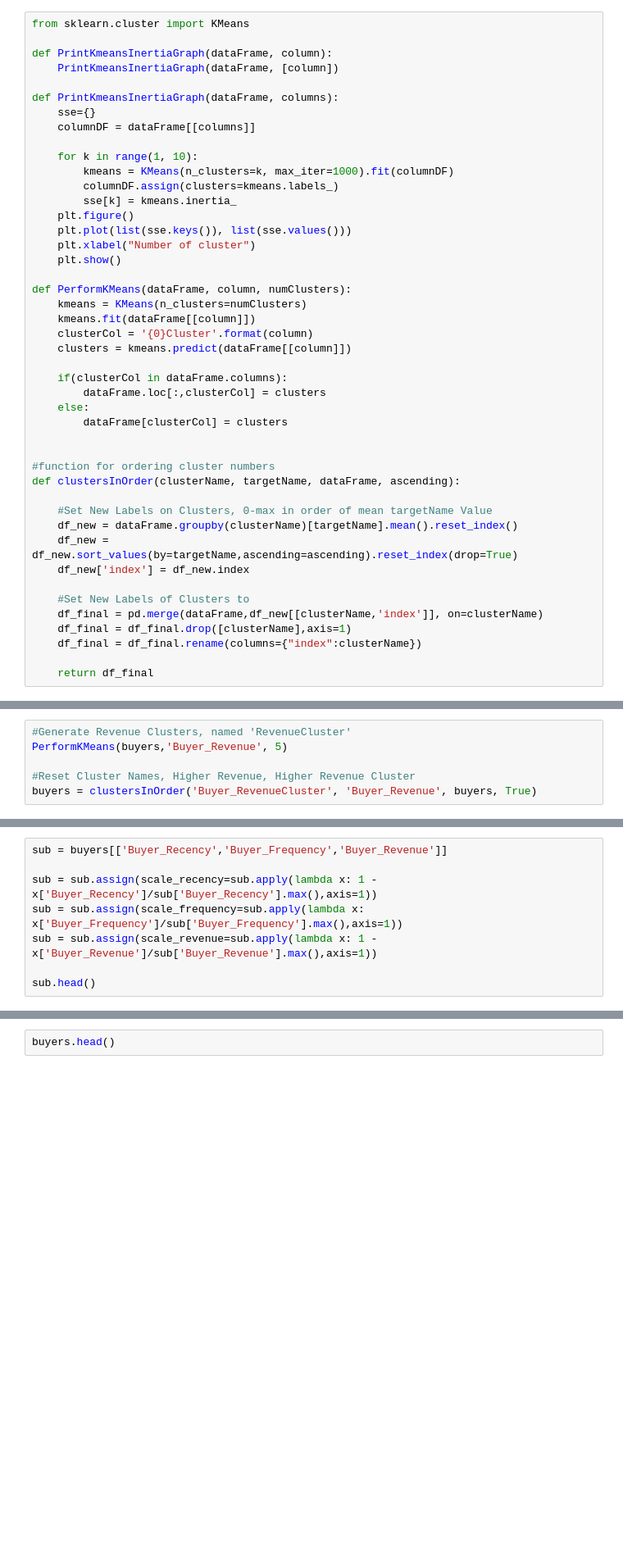
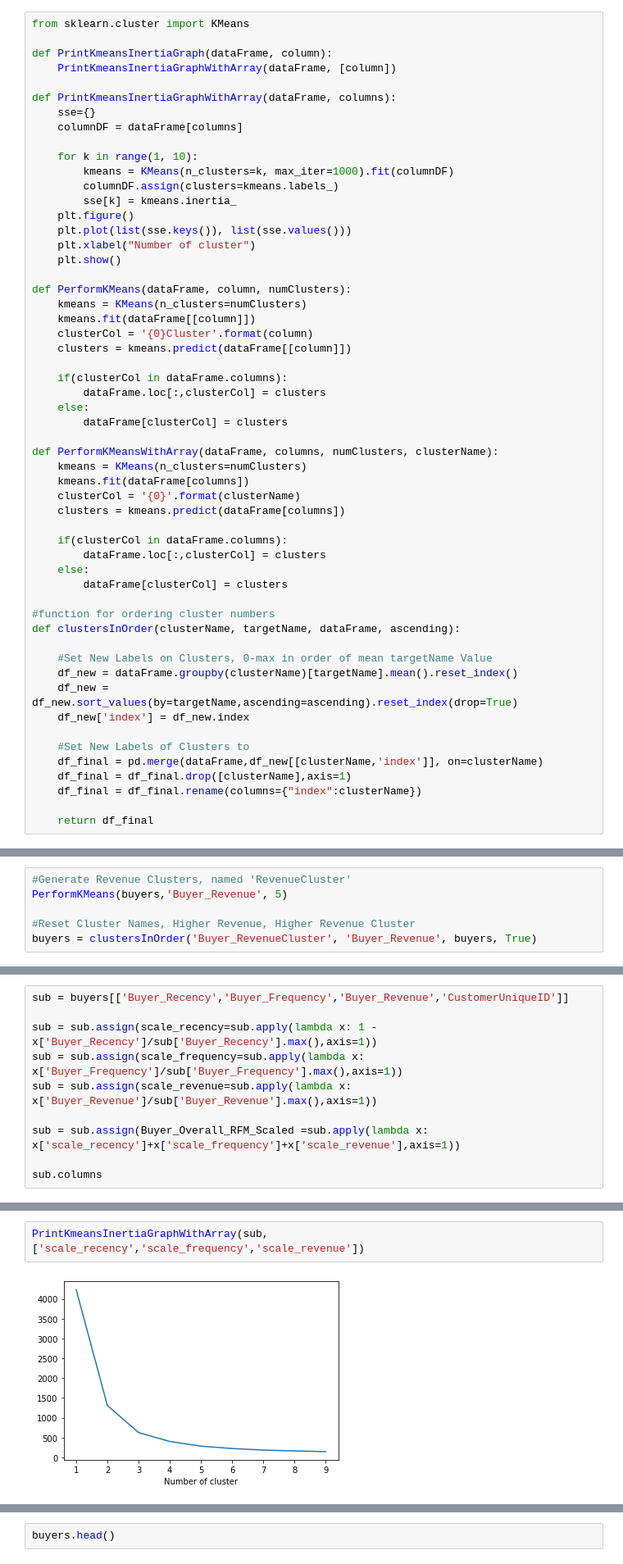
Before and after one commit to deakynek/SpringBoardProjects, a Jupyter notebook: Capstone3/EDA.ipynb, the cells around one changed output, grey strips where cells are left out. Shown: that part at 82% size. Drawn from its saved outputs; the diff is of its cells as text; blank space fills up the shorter version.

```diff
--- a/Capstone3/EDA.ipynb
+++ b/Capstone3/EDA.ipynb
@@ -64,11 +66,11 @@ dtype: object
 from sklearn.cluster import KMeans
 
 def PrintKmeansInertiaGraph(dataFrame, column):
-    PrintKmeansInertiaGraph(dataFrame, [column])
+    PrintKmeansInertiaGraphWithArray(dataFrame, [column])
 
-def PrintKmeansInertiaGraph(dataFrame, columns):
+def PrintKmeansInertiaGraphWithArray(dataFrame, columns):
     sse={}
-    columnDF = dataFrame[[columns]]
+    columnDF = dataFrame[columns]
 
     for k in range(1, 10):
         kmeans = KMeans(n_clusters=k, max_iter=1000).fit(columnDF)
@@ -90,6 +92,16 @@ def PerformKMeans(dataFrame, column, numClusters):
     else:
         dataFrame[clusterCol] = clusters
 
+def PerformKMeansWithArray(dataFrame, columns, numClusters, clusterName):
+    kmeans = KMeans(n_clusters=numClusters)
+    kmeans.fit(dataFrame[columns])
+    clusterCol = '{0}'.format(clusterName)
+    clusters = kmeans.predict(dataFrame[columns])
+
+    if(clusterCol in dataFrame.columns):
+        dataFrame.loc[:,clusterCol] = clusters
+    else:
+        dataFrame[clusterCol] = clusters
 
 #function for ordering cluster numbers
 def clustersInOrder(clusterName, targetName, dataFrame, ascending):
@@ -211,9 +231,11 @@ buyers = clustersInOrder('Buyer_RevenueCluster', 'Buyer_Revenue', buyers, True)
 # %%
-sub = buyers[['Buyer_Recency','Buyer_Frequency','Buyer_Revenue']]
+sub = buyers[['Buyer_Recency','Buyer_Frequency','Buyer_Revenue','CustomerUniqueID']]
 
 sub = sub.assign(scale_recency=sub.apply(lambda x: 1 - x['Buyer_Recency']/sub['Buyer_Recency'].max(),axis=1))
 sub = sub.assign(scale_frequency=sub.apply(lambda x: x['Buyer_Frequency']/sub['Buyer_Frequency'].max(),axis=1))
-sub = sub.assign(scale_revenue=sub.apply(lambda x: 1 - x['Buyer_Revenue']/sub['Buyer_Revenue'].max(),axis=1))
+sub = sub.assign(scale_revenue=sub.apply(lambda x: x['Buyer_Revenue']/sub['Buyer_Revenue'].max(),axis=1))
 
-sub.head()
+sub = sub.assign(Buyer_Overall_RFM_Scaled =sub.apply(lambda x: x['scale_recency']+x['scale_frequency']+x['scale_revenue'],axis=1))
+
+sub.columns
 # %% [output]
@@ -225,0 +246,4 @@ sub.head()
+# %%
+PrintKmeansInertiaGraphWithArray(sub,['scale_recency','scale_frequency','scale_revenue'])
+# %% [output]
+[figure, added]
```
Also changed, not shown: parts of 31 cells of this notebook.
